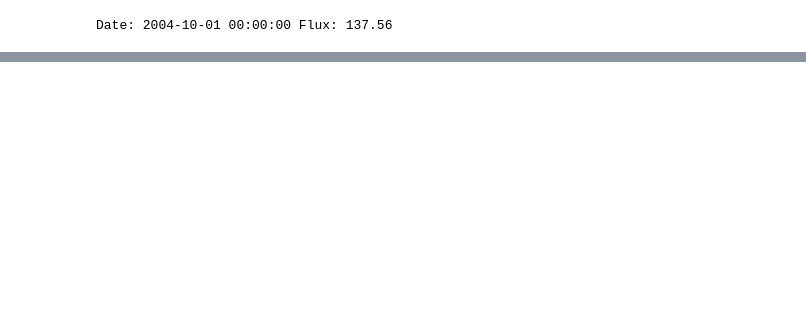
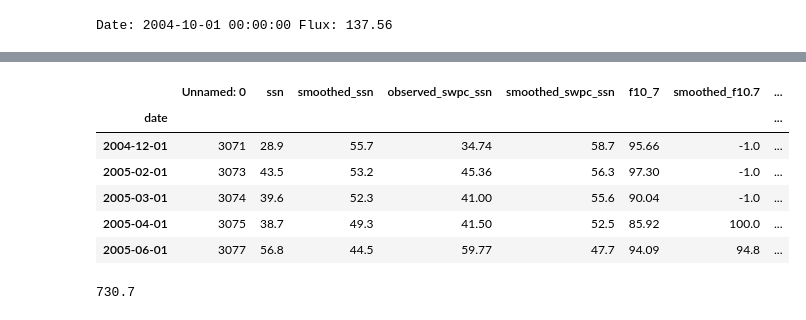
Before and after one commit to levetation/spaceweather, a Jupyter notebook: analysis.ipynb, the cells around one changed output, grey strips where cells are left out. Saved outputs shown, nothing was run; the diff lists cells and outputs as text; code cells hidden in the pictures; blank space fills up the shorter version.

```diff
--- a/analysis.ipynb
+++ b/analysis.ipynb
@@ -50,3 +41,18 @@ data.head()
+# %%
+## Subset data for years greater than Sep 2004 to plot f10.7 data.
+## Subset ssn up to 100.
+
+
+data = dt[(dt.index > '2004-09') & (dt.ssn < 100) & (dt.f10_7 < 100)]
+data.head()
+# %% [output]
+|  | Unnamed: 0 | ssn | smoothed_ssn | observed_swpc_ssn | smoothed_swpc_ssn | f10_7 | smoothed_f10.7 | ... |
+| date |  |  |  |  |  |  |  | ... |
+| 2004-12-01 | 3071 | 28.9 | 55.7 | 34.74 | 58.7 | 95.66 | -1.0 | ... |
+| 2005-02-01 | 3073 | 43.5 | 53.2 | 45.36 | 56.3 | 97.30 | -1.0 | ... |
+| 2005-03-01 | 3074 | 39.6 | 52.3 | 41.00 | 55.6 | 90.04 | -1.0 | ... |
+| 2005-04-01 | 3075 | 38.7 | 49.3 | 41.50 | 52.5 | 85.92 | 100.0 | ... |
+| 2005-06-01 | 3077 | 56.8 | 44.5 | 59.77 | 47.7 | 94.09 | 94.8 | ... |
 # %%
 from sklearn.linear_model import LinearRegression
 model = LinearRegression(fit_intercept=True)
@@ -57,3 +63,14 @@ xfit = np.linspace(min(data['f10.7']), max(data['f10.7']), 1000)
 yfit = model.predict(xfit[:, np.newaxis])
+# %%
+from sklearn.metrics import mean_squared_error
+mean_square_error = mean_squared_error(data['ssn'], yfit)
+print(f"{mean_square_error:.1f}")
+
+trueVal = data['ssn']
+pred = yfit
+
+residuals = trueVal - pred
+# %% [output]
+730.7
 # %%
 fig, ax = QualityPlot(5, 5, 120)
```
Also changed, not shown: parts of 6 cells of this notebook.
